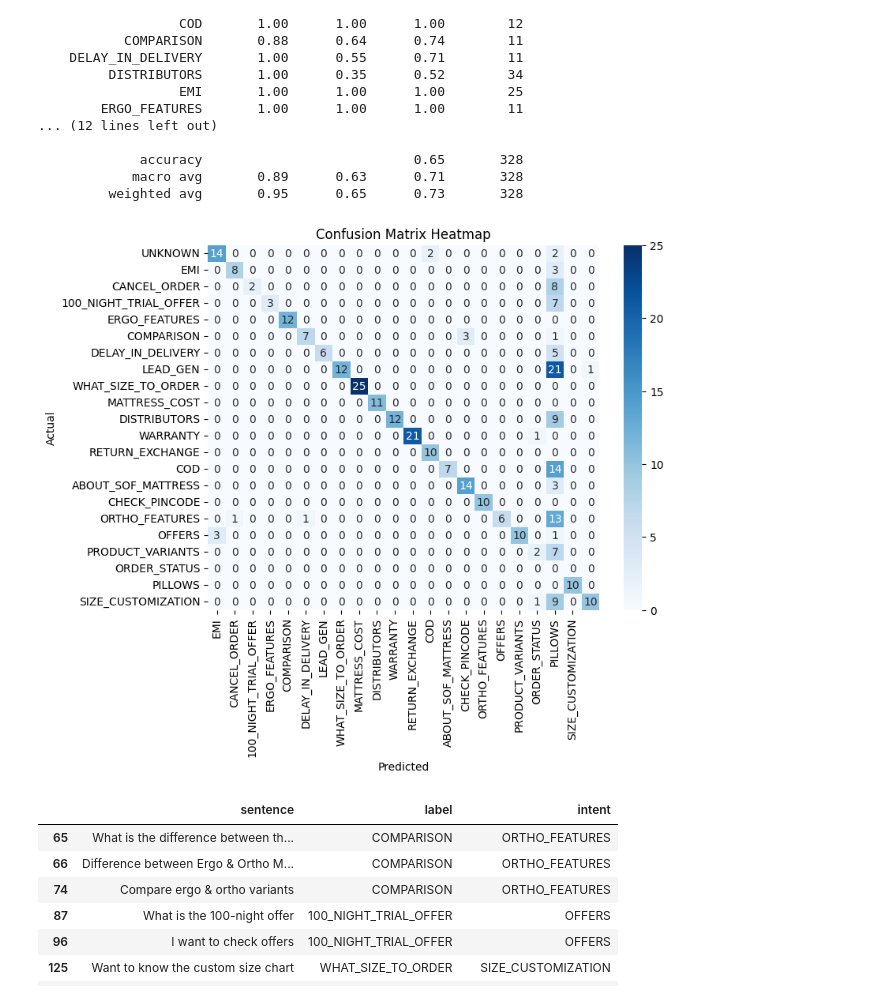
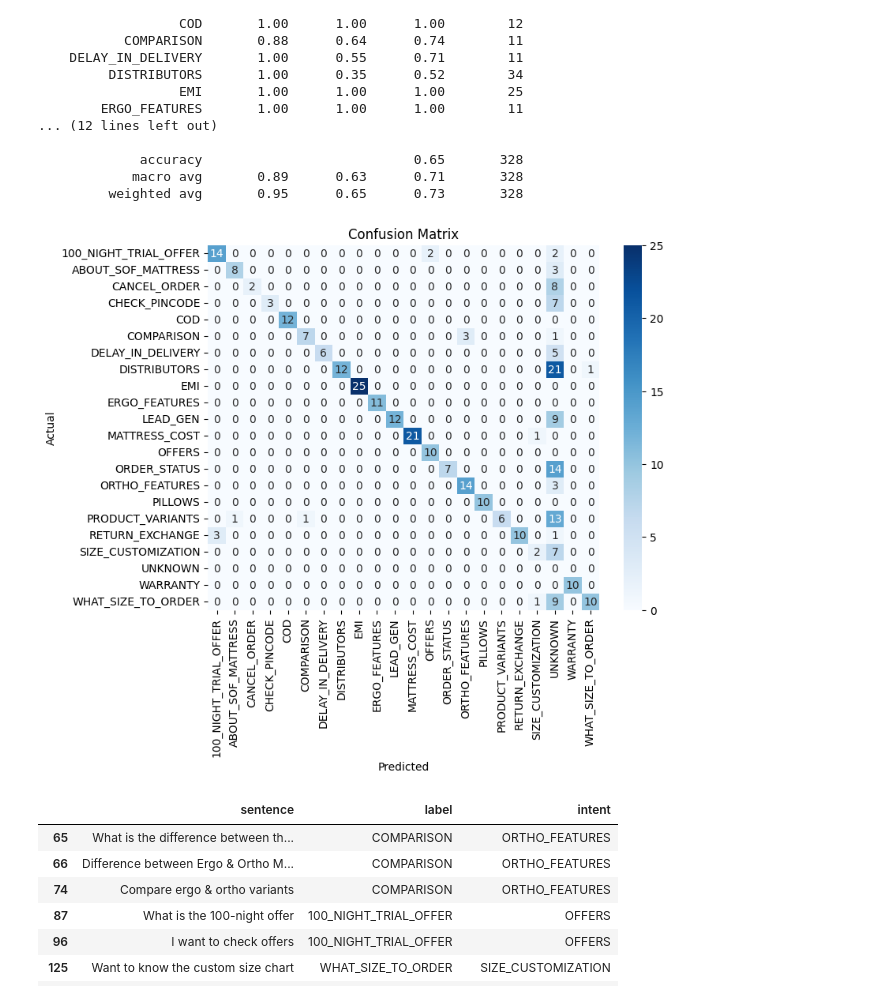
Before and after one commit to karanjakhar7/intent-classifier, a Jupyter notebook: implementations/rule_based.ipynb, the cells around one changed output. Saved outputs shown, nothing was run; the diff lists cells and outputs as text; code cells hidden in the pictures.

```diff
--- a/implementations/rule_based.ipynb
+++ b/implementations/rule_based.ipynb
@@ -48,7 +48,7 @@ rules = {
         r"about sof mattress", r"who are sof", r"sof mattress"
     ],
     "DELAY_IN_DELIVERY": [
-        r"delayed", r"why so long", r"not receive", r"so many days"
+        r"delayed", r"why so long", r"not receive", r"so many days", r"late delivery"
     ],
     "ORDER_STATUS": [
         r"order status", r"track order", r"where is my order"
@@ -145,17 +144,22 @@ print(report)
 # %%
 from sklearn.metrics import confusion_matrix
 import seaborn as sns
 
 cm = confusion_matrix(df['label'], df['intent'])
 
+actual_labels = sorted([*df['label'].unique(), "UNKNOWN"])
+predicted_labels = sorted(df['intent'].unique())
+
+
 plt.figure(figsize=(8, 6))
-sns.heatmap(cm, annot=True, fmt='d', cmap='Blues', xticklabels=set(df['label']), yticklabels=set(df['intent']))
+sns.heatmap(cm, annot=True, fmt='d', cmap='Blues',
+            xticklabels=predicted_labels, yticklabels=actual_labels)
 plt.xlabel('Predicted')
 plt.ylabel('Actual')
-plt.title('Confusion Matrix Heatmap')
+plt.title('Confusion Matrix')
 plt.show()
 # %% [output]
-[figure, old version]
+[figure, new version]
 # %%
 wrong_df[wrong_df['intent'] != 'UNKNOWN']
 # %% [output]
```
Also changed, not shown: parts of 4 cells of this notebook.
